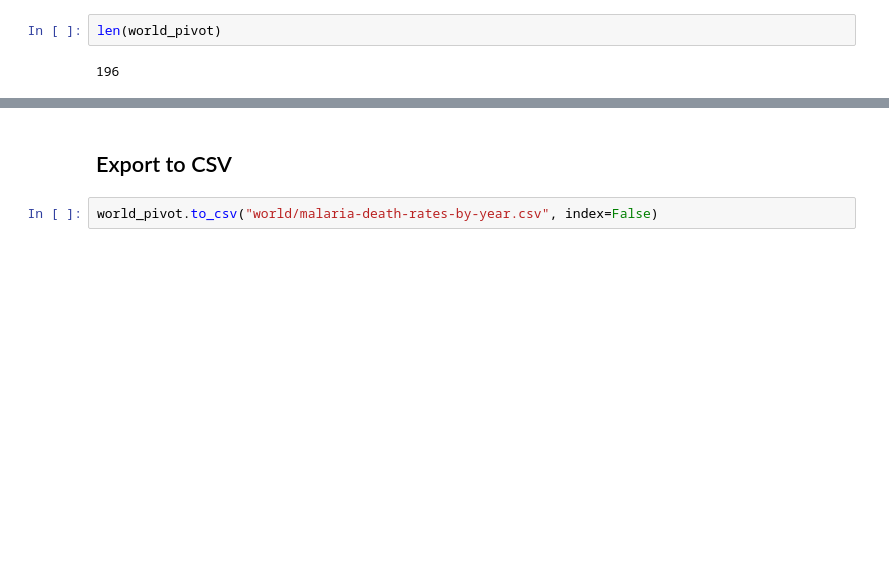
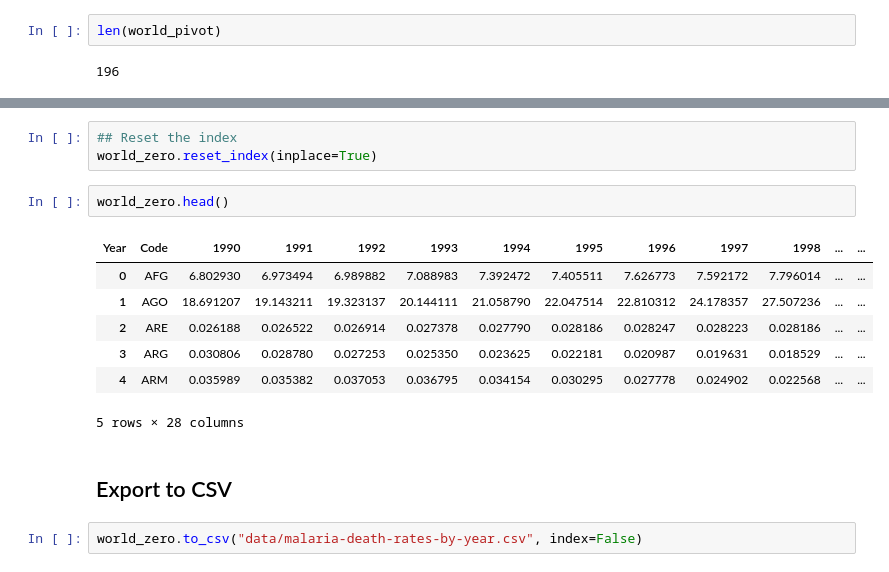
Before and after one commit to chris-creditdesign/nature-malaria-prep, a Jupyter notebook: Process death rates data.ipynb, the cells around one changed output, grey strips where cells are left out. Saved outputs shown, nothing was run; the diff lists cells and outputs as text; blank space fills up the shorter version.

```diff
--- a/Process death rates data.ipynb
+++ b/Process death rates data.ipynb
@@ -62,4 +91,17 @@ len(world_pivot)
+# %%
+## Reset the index
+world_zero.reset_index(inplace=True)
+# %%
+world_zero.head()
+# %% [output]
+| Year | Code | 1990 | 1991 | 1992 | 1993 | 1994 | 1995 | 1996 | 1997 | 1998 | ... | ... |
+| 0 | AFG | 6.802930 | 6.973494 | 6.989882 | 7.088983 | 7.392472 | 7.405511 | 7.626773 | 7.592172 | 7.796014 | ... | ... |
+| 1 | AGO | 18.691207 | 19.143211 | 19.323137 | 20.144111 | 21.058790 | 22.047514 | 22.810312 | 24.178357 | 27.507236 | ... | ... |
+| 2 | ARE | 0.026188 | 0.026522 | 0.026914 | 0.027378 | 0.027790 | 0.028186 | 0.028247 | 0.028223 | 0.028186 | ... | ... |
+| 3 | ARG | 0.030806 | 0.028780 | 0.027253 | 0.025350 | 0.023625 | 0.022181 | 0.020987 | 0.019631 | 0.018529 | ... | ... |
+| 4 | ARM | 0.035989 | 0.035382 | 0.037053 | 0.036795 | 0.034154 | 0.030295 | 0.027778 | 0.024902 | 0.022568 | ... | ... |
+5 rows × 28 columns
 # %% [markdown]
 ## Export to CSV
 # %%
-world_pivot.to_csv("world/malaria-death-rates-by-year.csv", index=False)
+world_zero.to_csv("data/malaria-death-rates-by-year.csv", index=False)
```
Also changed, not shown: parts of 6 cells of this notebook, 16 other files.
